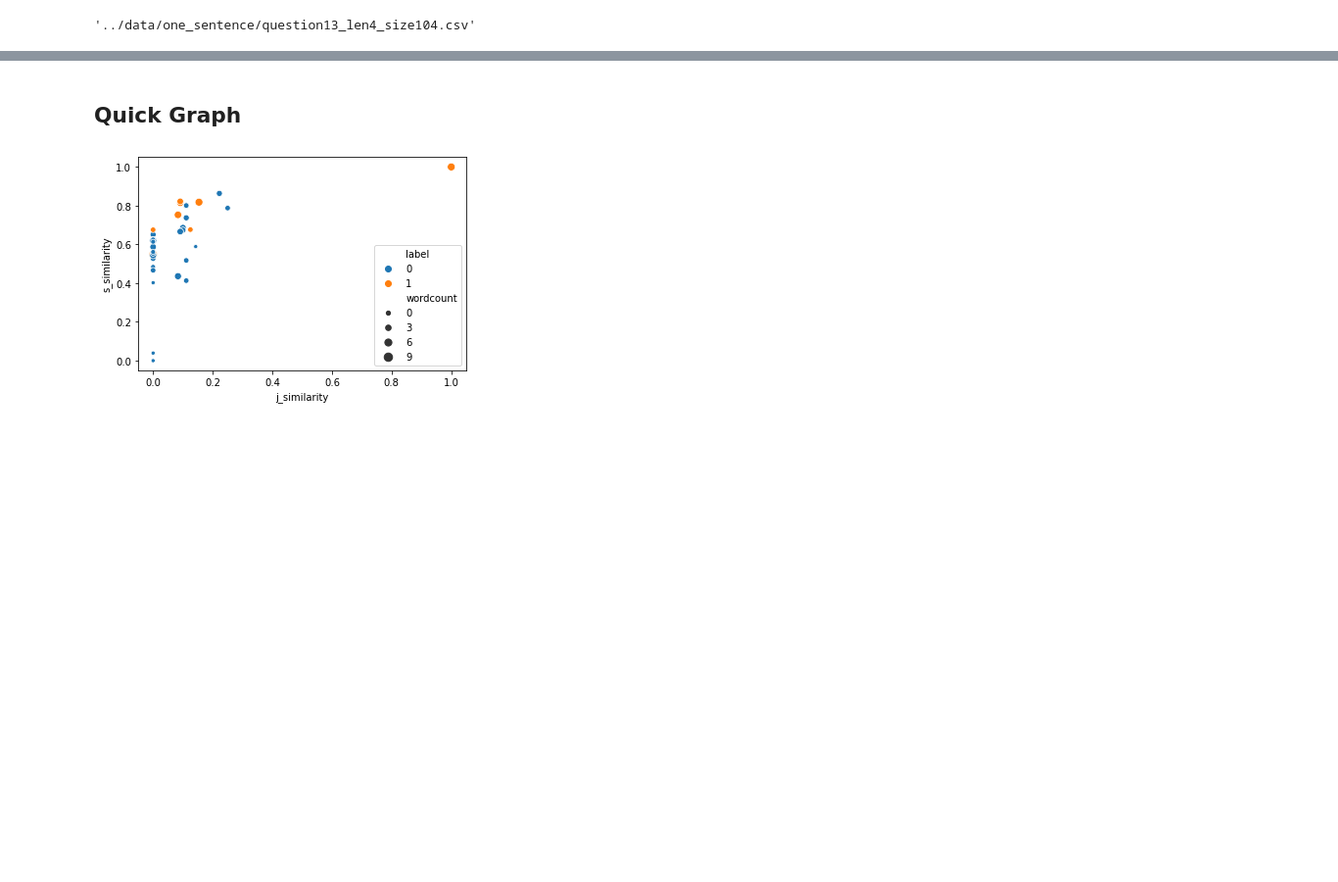
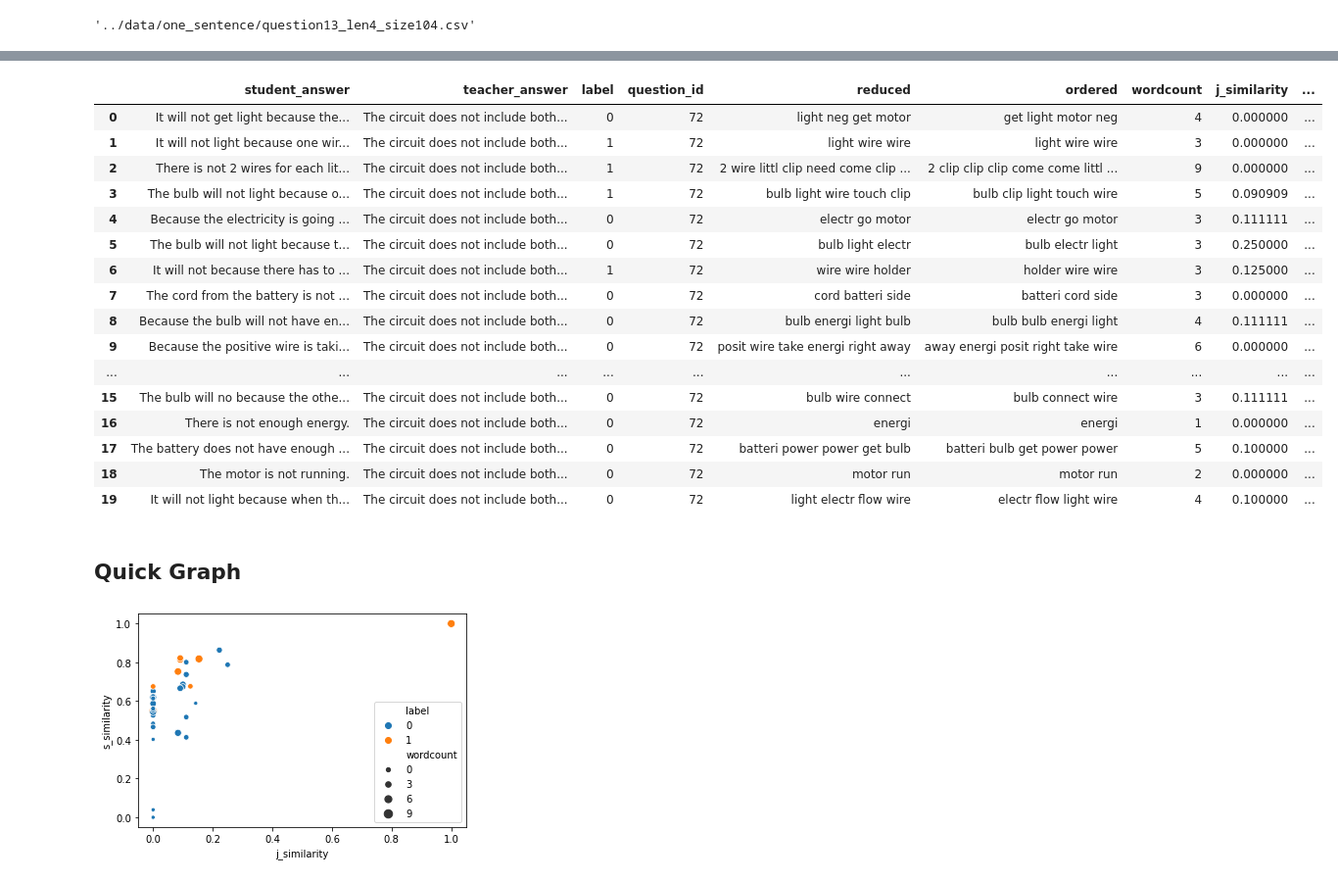
Before and after one commit to ian-mcnair/Answer_Clustering, a Jupyter notebook: step2_Feature_Generation/Feature Engineering.ipynb, the cells around one changed output, grey strips where cells are left out. Shown: that part at 98% size. Cells and saved outputs as stored; diff of their text form; code cells hidden in the pictures; blank space fills up the shorter version.

```diff
--- a/step2_Feature_Generation/Feature Engineering.ipynb
+++ b/step2_Feature_Generation/Feature Engineering.ipynb
@@ -51,2 +41,3 @@ og.head()
 # %%
-og = stfu.single_entity_extraction(og, 'reduced', sw_answer)
+# og = stfu.single_entity_extraction(og, 'reduced', sw_answer)
+og = stfu.bigram_entity_extraction(og, 'reduced', sw_answer)
@@ -72,3 +53,23 @@ og.tail(15)
+# %%
+og.head(20)
+# %% [output]
+|  | student_answer | teacher_answer | label | question_id | reduced | ordered | wordcount | j_similarity | ... |
+| 0 | It will not get light because the... | The circuit does not include both... | 0 | 72 | light neg get motor | get light motor neg | 4 | 0.000000 | ... |
+| 1 | It will not light because one wir... | The circuit does not include both... | 1 | 72 | light wire wire | light wire wire | 3 | 0.000000 | ... |
+| 2 | There is not 2 wires for each lit... | The circuit does not include both... | 1 | 72 | 2 wire littl clip need come clip ... | 2 clip clip clip come come littl ... | 9 | 0.000000 | ... |
+| 3 | The bulb will not light because o... | The circuit does not include both... | 1 | 72 | bulb light wire touch clip | bulb clip light touch wire | 5 | 0.090909 | ... |
+| 4 | Because the electricity is going ... | The circuit does not include both... | 0 | 72 | electr go motor | electr go motor | 3 | 0.111111 | ... |
+| 5 | The bulb will not light because t... | The circuit does not include both... | 0 | 72 | bulb light electr | bulb electr light | 3 | 0.250000 | ... |
+| 6 | It will not because there has to ... | The circuit does not include both... | 1 | 72 | wire wire holder | holder wire wire | 3 | 0.125000 | ... |
+| 7 | The cord from the battery is not ... | The circuit does not include both... | 0 | 72 | cord batteri side | batteri cord side | 3 | 0.000000 | ... |
+| 8 | Because the bulb will not have en... | The circuit does not include both... | 0 | 72 | bulb energi light bulb | bulb bulb energi light | 4 | 0.111111 | ... |
+| 9 | Because the positive wire is taki... | The circuit does not include both... | 0 | 72 | posit wire take energi right away | away energi posit right take wire | 6 | 0.000000 | ... |
+| ... | ... | ... | ... | ... | ... | ... | ... | ... | ... |
+| 15 | The bulb will no because the othe... | The circuit does not include both... | 0 | 72 | bulb wire connect | bulb connect wire | 3 | 0.111111 | ... |
+| 16 | There is not enough energy. | The circuit does not include both... | 0 | 72 | energi | energi | 1 | 0.000000 | ... |
+| 17 | The battery does not have enough ... | The circuit does not include both... | 0 | 72 | batteri power power get bulb | batteri bulb get power power | 5 | 0.100000 | ... |
+| 18 | The motor is not running. | The circuit does not include both... | 0 | 72 | motor run | motor run | 2 | 0.000000 | ... |
+| 19 | It will not light because when th... | The circuit does not include both... | 0 | 72 | light electr flow wire | electr flow light wire | 4 | 0.100000 | ... |
 # %% [markdown]
 ## Quick Graph
 # %%
```
Also changed, not shown: parts of 4 cells of this notebook, 1 other file.
